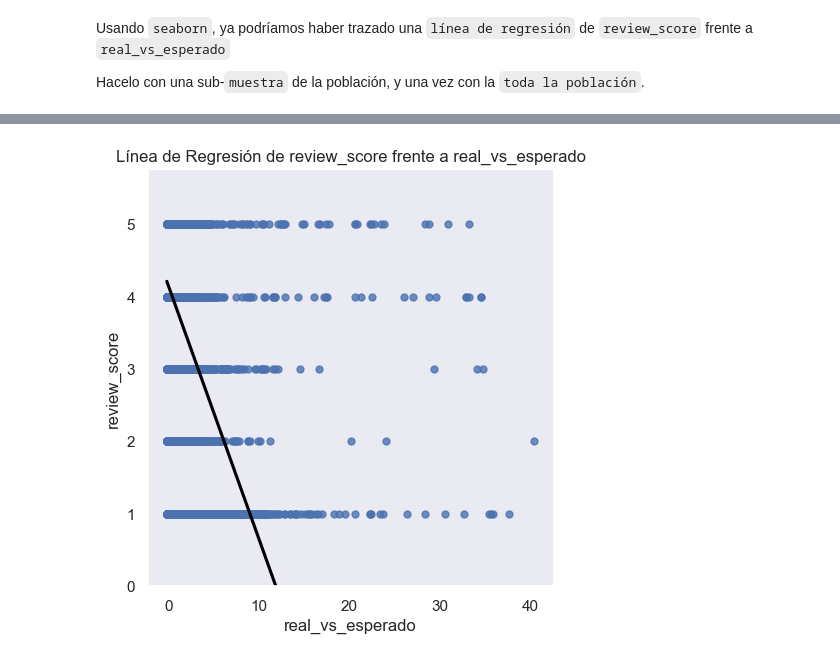
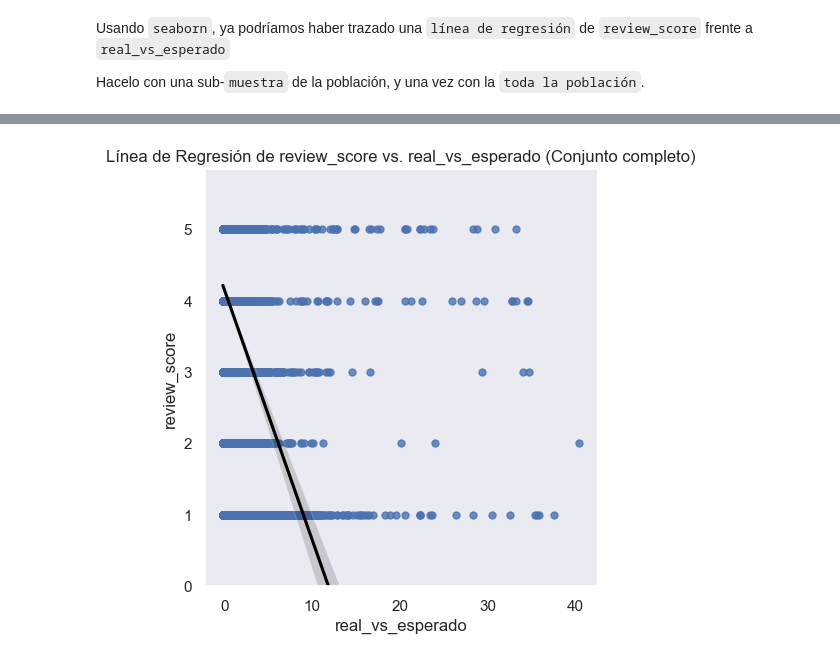
Before and after one commit to lnastri25/NASTRI_TP_OLIST, a Jupyter notebook: tp_orders/ejercicio_orders_part2.ipynb, the cells around one changed output, grey strips where cells are left out. Cells and saved outputs as stored; diff of their text form; code cells hidden in the pictures.

```diff
--- a/tp_orders/ejercicio_orders_part2.ipynb
+++ b/tp_orders/ejercicio_orders_part2.ipynb
@@ -458,3 +458,11 @@ This will become an error in seaborn v0.14.0; please update your code.
 Usando `seaborn`, ya podríamos haber trazado una `línea de regresión` de `review_score` frente a `real_vs_esperado`
 
 Hacelo con una sub-`muestra` de la población, y una vez con la `toda la población`.
+# %%
+sub_muestra = orders.sample(n=9000, random_state=42)
+sns.set(style="darkgrid")
+plot = sns.lmplot(x="real_vs_esperado", y="review_score", data=sub_muestra, ci=95, scatter_kws={"s": 25}, line_kws={"color": "blue"})
+plot.set(ylim=(0, None))
+plt.title("Línea de Regresión de review_score vs. real_vs_esperado (Sub-muestra)")
+plt.grid(False, axis='both')
+plt.show()
@@ -461,9 +471,9 @@ Hacelo con una sub-`muestra` de la población, y una vez con la `toda la poblaci
 # %%
 sns.set(style="darkgrid")
-plot = sns.lmplot(x="real_vs_esperado", y="review_score", data=orders, ci=0.95, scatter_kws={"s": 25}, line_kws={"color": "black"})
+plot = sns.lmplot(x="real_vs_esperado", y="review_score", data=orders, ci=95, scatter_kws={"s": 25}, line_kws={"color": "black"})
 plot.set(ylim=(0, None))
-plt.title("Línea de Regresión de review_score frente a real_vs_esperado")
+plt.title("Línea de Regresión de review_score vs. real_vs_esperado (Conjunto completo)")
 plt.grid(False, axis='both')
 plt.show()
 # %% [output]
-[figure, old version]
+[figure, new version]
```
Also changed, not shown: parts of 12 cells of this notebook, 11 other files.
